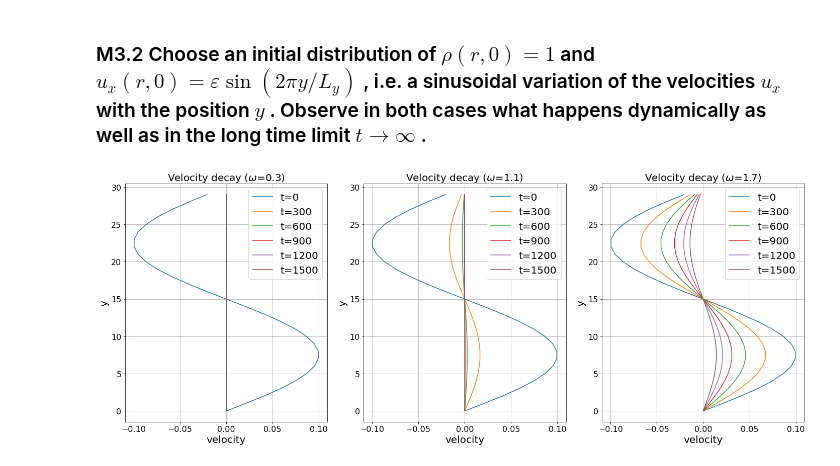
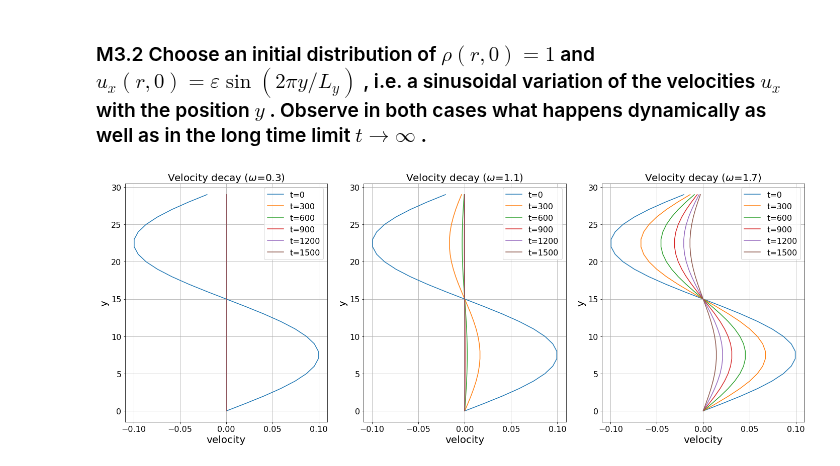
Before and after one commit to jonas27/pylbm, a Jupyter notebook: milestones/m3/m3.ipynb, the cells around one changed output. Saved outputs shown, nothing was run; the diff lists cells and outputs as text; code cells hidden in the pictures.

```diff
--- a/milestones/m3/m3.ipynb
+++ b/milestones/m3/m3.ipynb
@@ -98,24 +43,32 @@ for omega in omegas:
 # %%
+path_amps = './amps_total.npy'
+path_vel = './velocities_print.npy'
+if not isfile(path_amps) or not isfile(path_vel):
+    m3.m3_2()
+
+amps_total = np.load(path_amps, allow_pickle=True)
+velocities_print = np.load(path_vel, allow_pickle=True)
+
 fig, ax = plt.subplots(figsize=(20,8))
 plt.axis('off')
 axs = fig.subplots(nrows=1, ncols=3)
 indices = [1,5,8]
-vel_print = [velocities_print[i] for i in indices]
-for i, velocities, omega in zip(np.arange(3), vel_print, omegas[indices]):
+
+for i, velocities, omega in zip(np.arange(3), velocities_print[indices], omegas[indices]):
     ax = axs[i]
     ax.set_title("Velocity decay ($\omega$={})".format(str(omega)))
     ax.set_xlabel("velocity")
     ax.set_ylabel("y")
-    for v in velocities[:6]:
-        ax.plot(v[0],np.arange(y_dim), label="t={}".format(v[1]))
-    ax.legend(fontsize=fontsize_label)
+    for t, v in enumerate(velocities[:6]):
+        ax.plot(v,np.arange(y_dim), label="t={}".format(t*300))
     ax.grid()
+    ax.legend()
 plt.tight_layout()
 lbm.save_fig(fig, 'm3-2-velocity-decay.pgf')
 plt.show()
 plt.close()
 # %% [output]
-[figure, old version]
+[figure, new version]
 # %%
 fig, ax = plt.subplots(figsize=(15,8))
 plt.axis('off')
```
Also changed, not shown: parts of 12 cells of this notebook, 7 other files.
